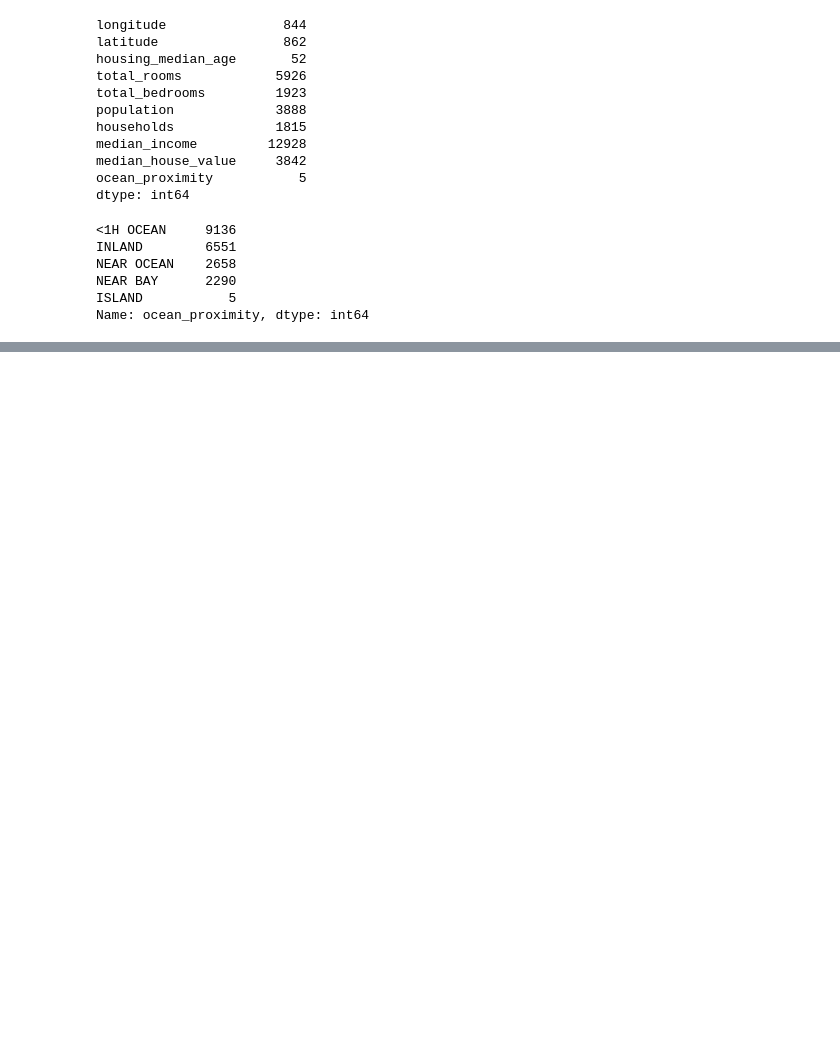
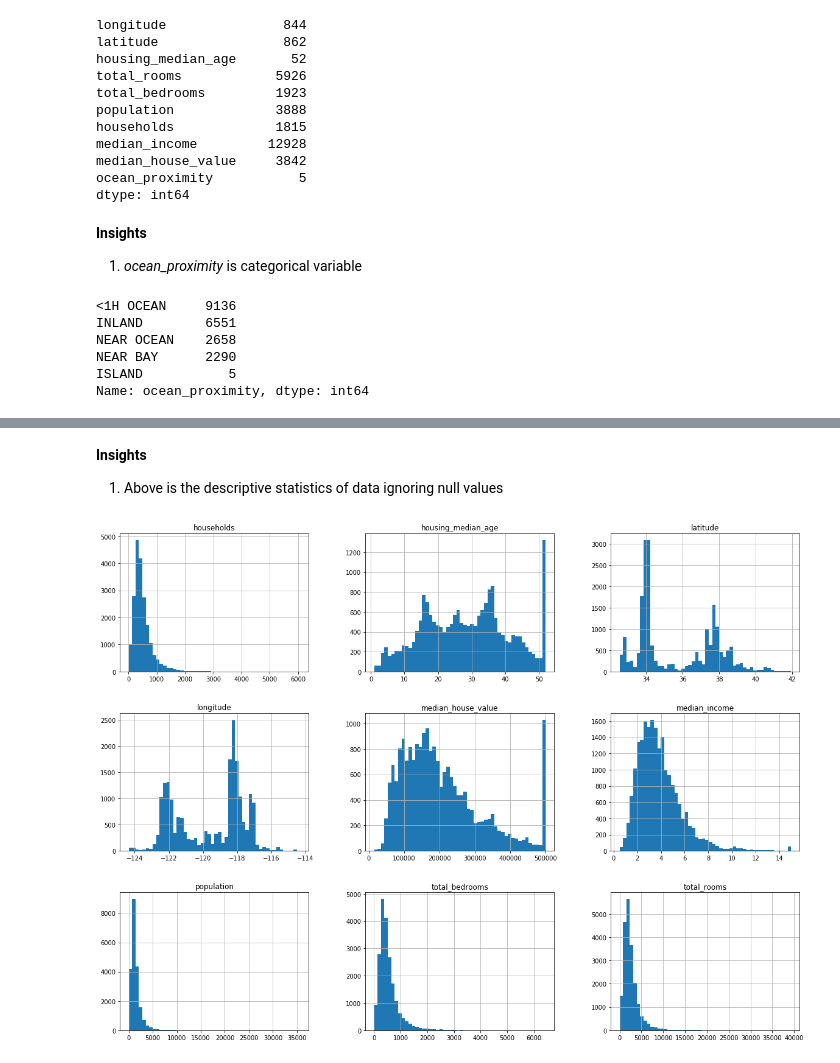
Before and after one commit to reshmastadas/Machine_Learning, a Jupyter notebook: california_housing/notebooks/2.0_EDA.ipynb, the cells around one changed output, grey strips where cells are left out. Drawn from its saved outputs; the diff is of its cells as text; code cells hidden in the pictures; blank space fills up the shorter version.

```diff
--- a/california_housing/notebooks/2.0_EDA.ipynb
+++ b/california_housing/notebooks/2.0_EDA.ipynb
@@ -58,6 +65,9 @@ median_income         12928
 median_house_value     3842
 ocean_proximity           5
 dtype: int64
+# %% [markdown]
+**Insights**
+1. *ocean_proximity* is categorical variable
 # %%
 df['ocean_proximity'].value_counts()
 # %% [output]
@@ -79,3 +89,11 @@ df.describe()
 | 50% | -118.490000 | 34.260000 | 29.000000 | 2127.000000 | 435.000000 | 1166.000000 | 409.000000 | ... |
 | 75% | -118.010000 | 37.710000 | 37.000000 | 3148.000000 | 647.000000 | 1725.000000 | 605.000000 | ... |
 | max | -114.310000 | 41.950000 | 52.000000 | 39320.000000 | 6445.000000 | 35682.000000 | 6082.000000 | ... |
+# %% [markdown]
+**Insights**
+1. Above is the descriptive statistics of data ignoring null values
+# %%
+df.hist(bins=50,figsize=(20,15))
+plt.show()
+# %% [output]
+[figure, added]
```
Also changed, not shown: parts of 5 cells of this notebook, 9 other files.
